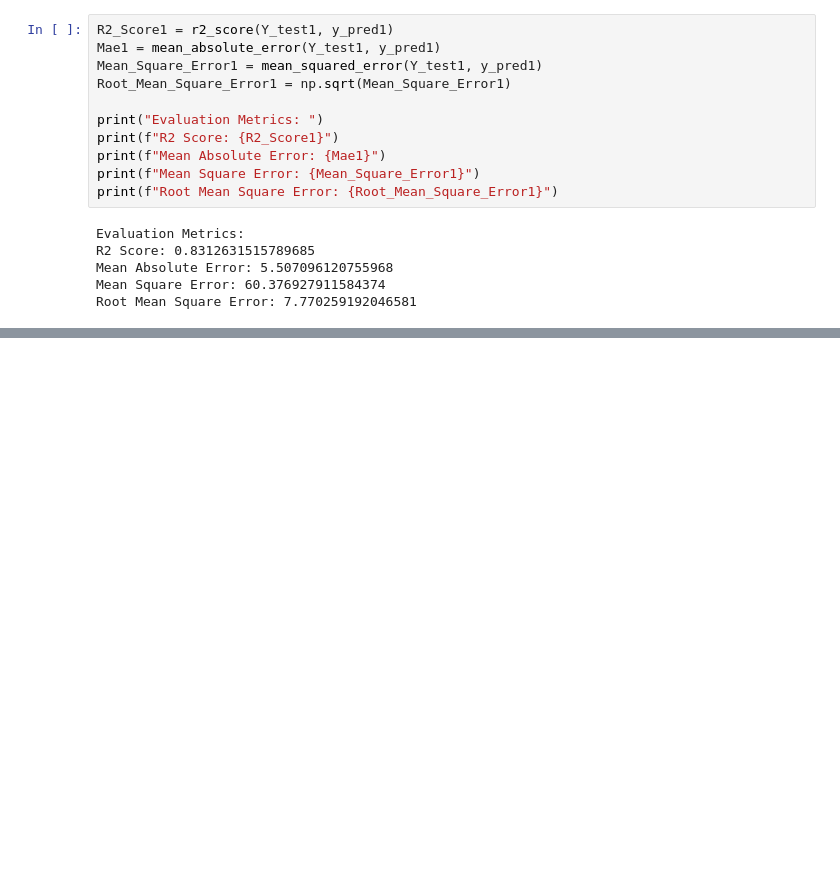
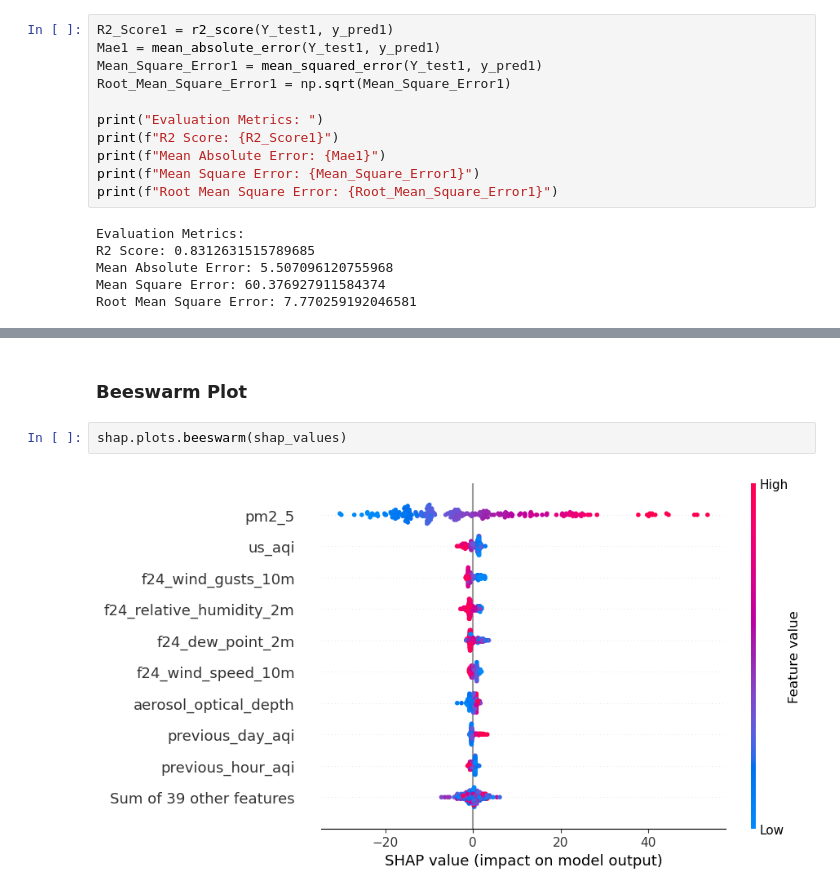
Before and after one commit to Sameen20-bot/10-Pearls-AQI-Predictor, a Jupyter notebook: AQI Predictor/Models/XGBoost/Day_One_XGBoost.ipynb, the cells around one changed output, grey strips where cells are left out. Cells and saved outputs as stored; diff of their text form; blank space fills up the shorter version.

```diff
--- a/AQI Predictor/Models/XGBoost/Day_One_XGBoost.ipynb
+++ b/AQI Predictor/Models/XGBoost/Day_One_XGBoost.ipynb
@@ -310,0 +470,6 @@ Root Mean Square Error: 7.770259192046581
+# %% [markdown]
+### Beeswarm Plot
+# %%
+shap.plots.beeswarm(shap_values)
+# %% [output]
+[figure, added]
```
Also changed, not shown: parts of 20 cells of this notebook, 8 other files.
